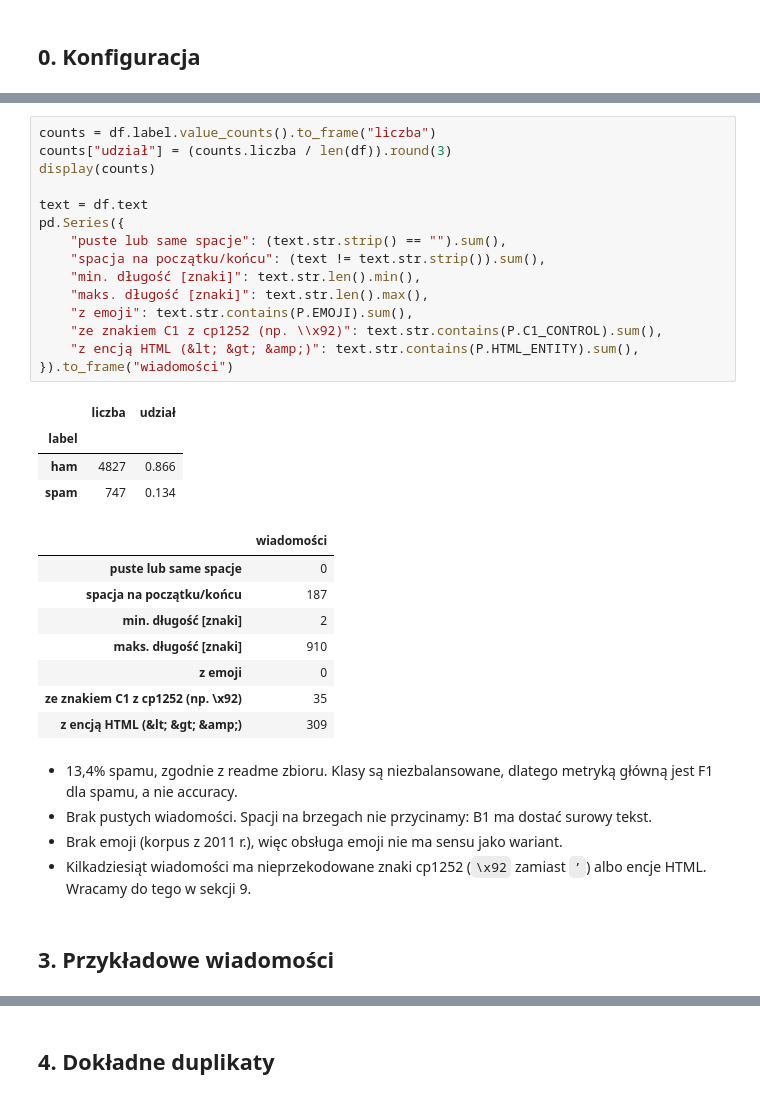
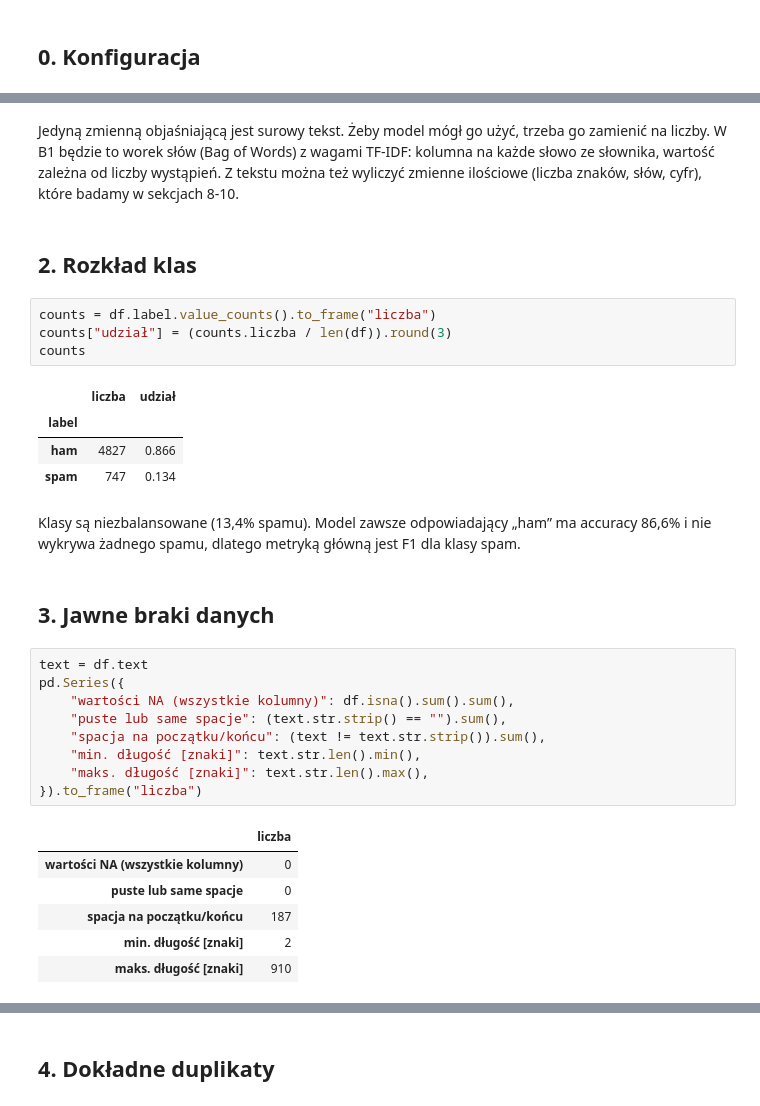
Before and after one commit to YouRekt/DataRepresentation, a Jupyter notebook: notebooks/01_eda.ipynb, the cells around one changed output, grey strips where cells are left out. Cells and saved outputs as stored; diff of their text form.

```diff
--- a/notebooks/01_eda.ipynb
+++ b/notebooks/01_eda.ipynb
@@ -81,35 +88,33 @@ df.head()
+# %% [markdown]
+Jedyną zmienną objaśniającą jest surowy tekst. Żeby model mógł go użyć, trzeba go zamienić na liczby. W B1 będzie to worek słów (Bag of Words) z wagami TF-IDF: kolumna na każde słowo ze słownika, wartość zależna od liczby wystąpień. Z tekstu można też wyliczyć zmienne ilościowe (liczba znaków, słów, cyfr), które badamy w sekcjach 8-10.
+# %% [markdown]
+## 2. Rozkład klas
+# %%
+counts = df.label.value_counts().to_frame("liczba")
+counts["udział"] = (counts.liczba / len(df)).round(3)
+counts
+# %% [output]
+|  | liczba | udział |
+| label |  |  |
+| ham | 4827 | 0.866 |
+| spam | 747 | 0.134 |
+# %% [markdown]
+Klasy są niezbalansowane (13,4% spamu). Model zawsze odpowiadający „ham” ma accuracy 86,6% i nie wykrywa żadnego spamu, dlatego metryką główną jest F1 dla klasy spam.
+# %% [markdown]
+## 3. Jawne braki danych
 # %%
-counts = df.label.value_counts().to_frame("liczba")
-counts["udział"] = (counts.liczba / len(df)).round(3)
-display(counts)
-
 text = df.text
 pd.Series({
+    "wartości NA (wszystkie kolumny)": df.isna().sum().sum(),
     "puste lub same spacje": (text.str.strip() == "").sum(),
     "spacja na początku/końcu": (text != text.str.strip()).sum(),
     "min. długość [znaki]": text.str.len().min(),
     "maks. długość [znaki]": text.str.len().max(),
-    "z emoji": text.str.contains(P.EMOJI).sum(),
-    "ze znakiem C1 z cp1252 (np. \\x92)": text.str.contains(P.C1_CONTROL).sum(),
-    "z encją HTML (&lt; &gt; &amp;)": text.str.contains(P.HTML_ENTITY).sum(),
-}).to_frame("wiadomości")
+}).to_frame("liczba")
 # %% [output]
-|  | liczba | udział |
-| label |  |  |
-| ham | 4827 | 0.866 |
-| spam | 747 | 0.134 |
+|  | liczba |
+| wartości NA (wszystkie kolumny) | 0 |
+| puste lub same spacje | 0 |
+| spacja na początku/końcu | 187 |
+| min. długość [znaki] | 2 |
+| maks. długość [znaki] | 910 |
-|  | wiadomości |
-| puste lub same spacje | 0 |
-| spacja na początku/końcu | 187 |
-| min. długość [znaki] | 2 |
-| maks. długość [znaki] | 910 |
-| z emoji | 0 |
-| ze znakiem C1 z cp1252 (np. \x92) | 35 |
-| z encją HTML (&lt; &gt; &amp;) | 309 |
-# %% [markdown]
-- 13,4% spamu, zgodnie z readme zbioru. Klasy są niezbalansowane, dlatego metryką główną jest F1 dla spamu, a nie accuracy.
-- Brak pustych wiadomości. Spacji na brzegach nie przycinamy: B1 ma dostać surowy tekst.
-- Brak emoji (korpus z 2011 r.), więc obsługa emoji nie ma sensu jako wariant.
-- Kilkadziesiąt wiadomości ma nieprzekodowane znaki cp1252 (`\x92` zamiast `’`) albo encje HTML. Wracamy do tego w sekcji 9.
-# %% [markdown]
-## 3. Przykładowe wiadomości
```
Also changed, not shown: parts of 57 cells of this notebook, 6 other files.
